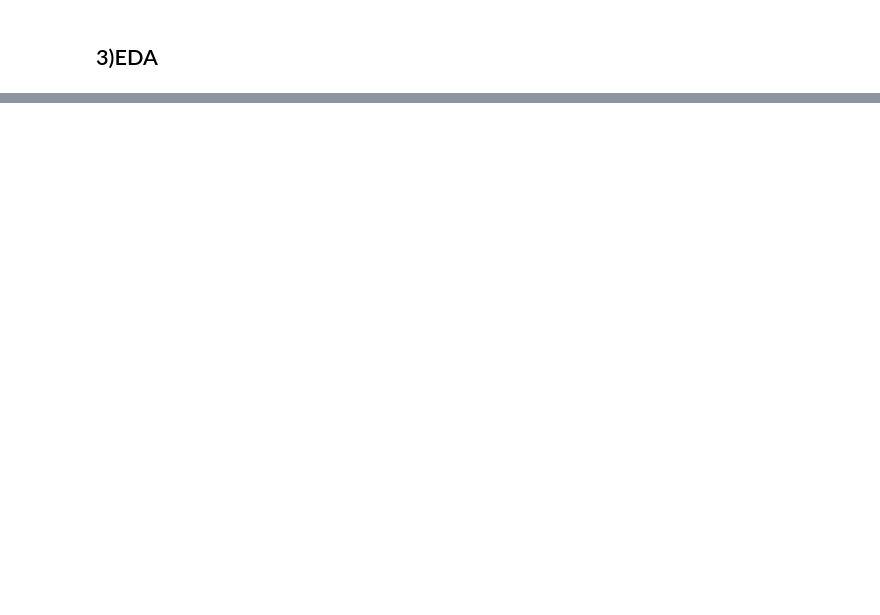
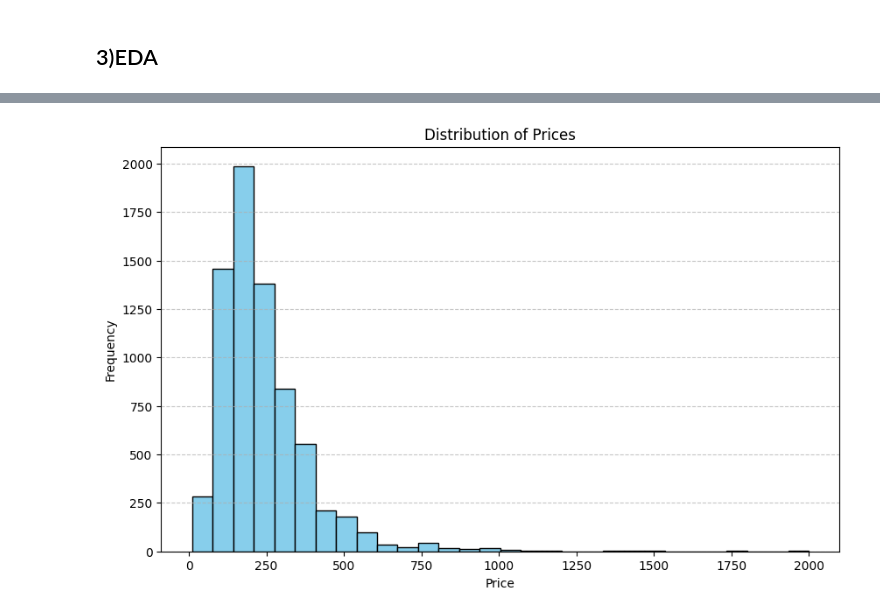
Before and after one commit to amitbharti017/Amsterdam_Airbnb, a Jupyter notebook: notebook/EDA.ipynb, the cells around one changed output, grey strips where cells are left out. Saved outputs shown, nothing was run; the diff lists cells and outputs as text; code cells hidden in the pictures; blank space fills up the shorter version.

```diff
--- a/notebook/EDA.ipynb
+++ b/notebook/EDA.ipynb
@@ -240,0 +326,13 @@ dtype('O')
+# %%
+#data seems to have outliers so removing all the rows that have price more than 2000 per night
+df_filter_full_train = df_filter_full_train[df_filter_full_train["price"] <= 2000]
+# %%
+plt.figure(figsize=(10, 6))
+plt.hist(df_filter_full_train['price'], bins=30, color='skyblue', edgecolor='black')
+plt.xlabel('Price')
+plt.ylabel('Frequency')
+plt.title('Distribution of Prices')
+plt.grid(axis='y', linestyle='--', alpha=0.7)
+plt.show()
+# %% [output]
+[figure, added]
```
Also changed, not shown: parts of 52 cells of this notebook.
